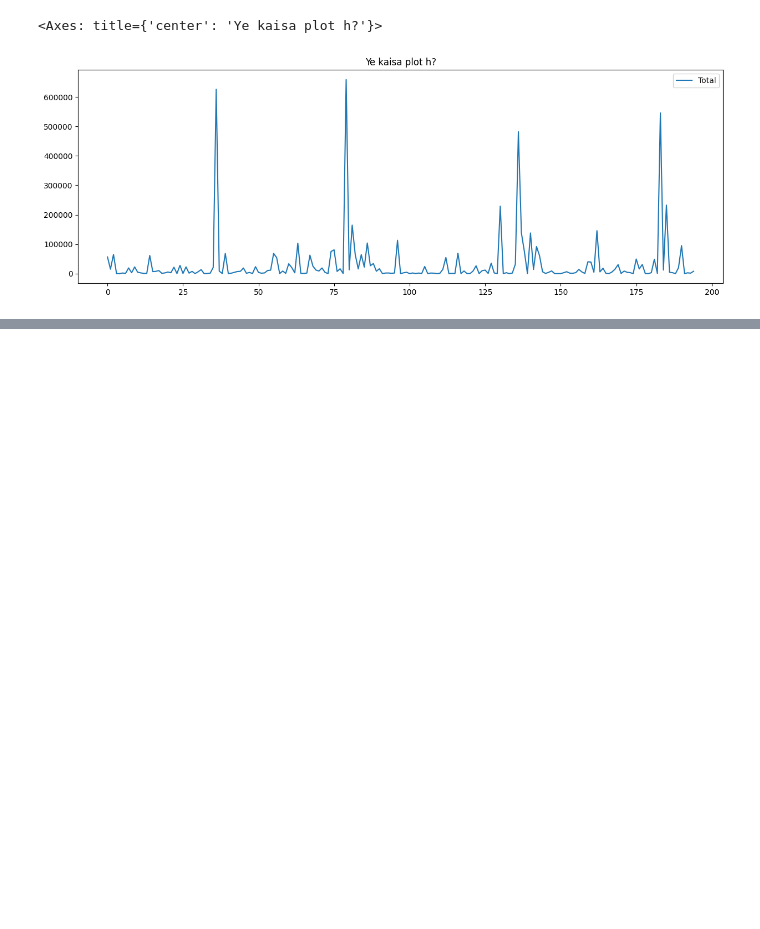
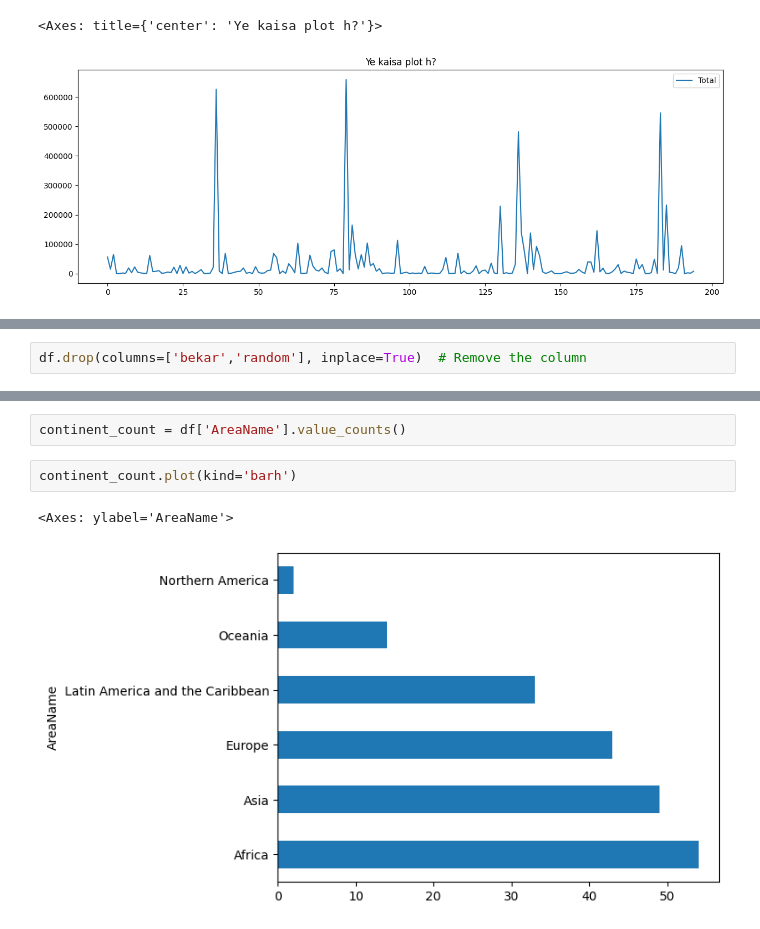
Before and after one commit to y-usuf09/Python---Data-Analytics, a Jupyter notebook: pandas_basics/Analysis.ipynb, the cells around one changed output, grey strips where cells are left out. Drawn from its saved outputs; the diff is of its cells as text; blank space fills up the shorter version.

```diff
--- a/pandas_basics/Analysis.ipynb
+++ b/pandas_basics/Analysis.ipynb
@@ -655,0 +699,2 @@ df[['OdName','Total']].head(25).plot(
+# %%
+df.drop(columns=['bekar','random'], inplace=True)  # Remove the column
@@ -655,0 +857,7 @@ df[['OdName','Total']].head(25).plot(
+# %%
+continent_count = df['AreaName'].value_counts()
+# %%
+continent_count.plot(kind='barh')
+# %% [output]
+<Axes: ylabel='AreaName'>
+[figure, added]
```
Also changed, not shown: parts of 26 cells of this notebook.
